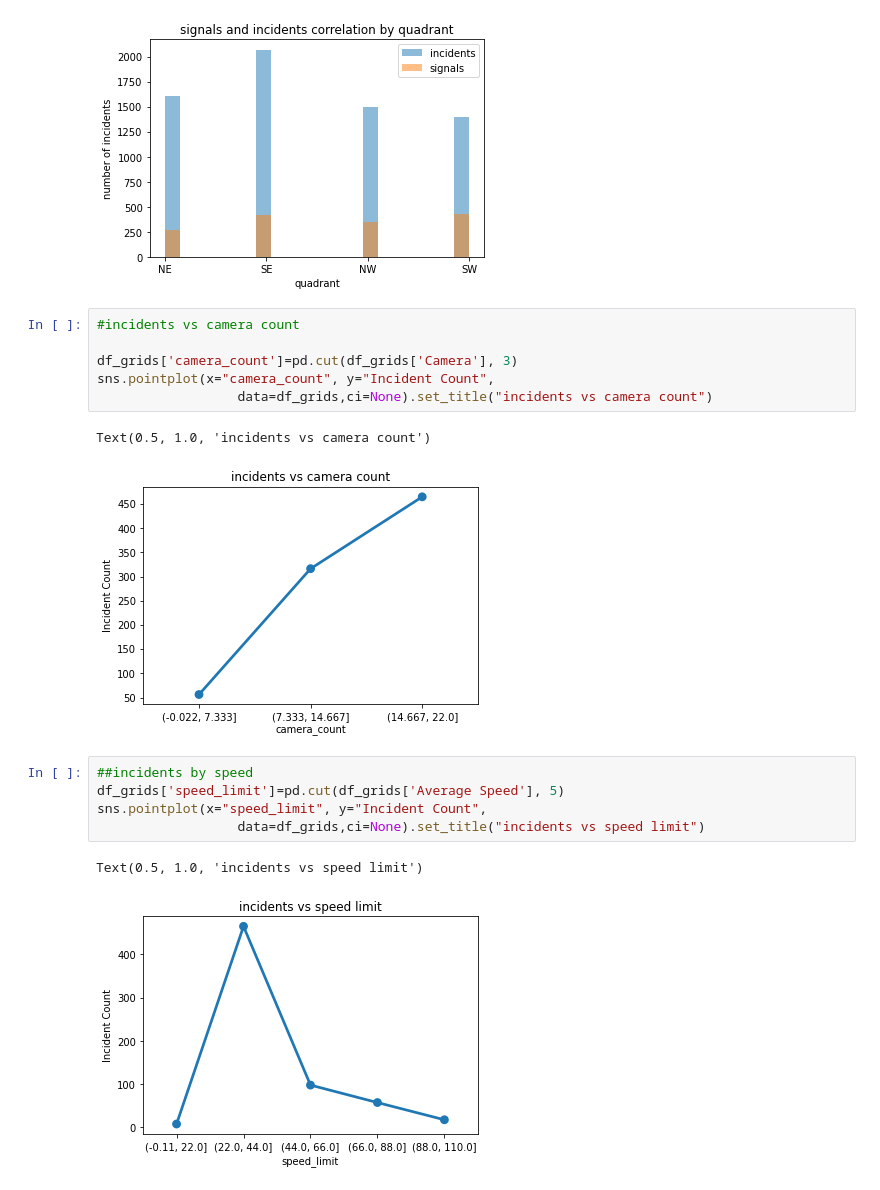
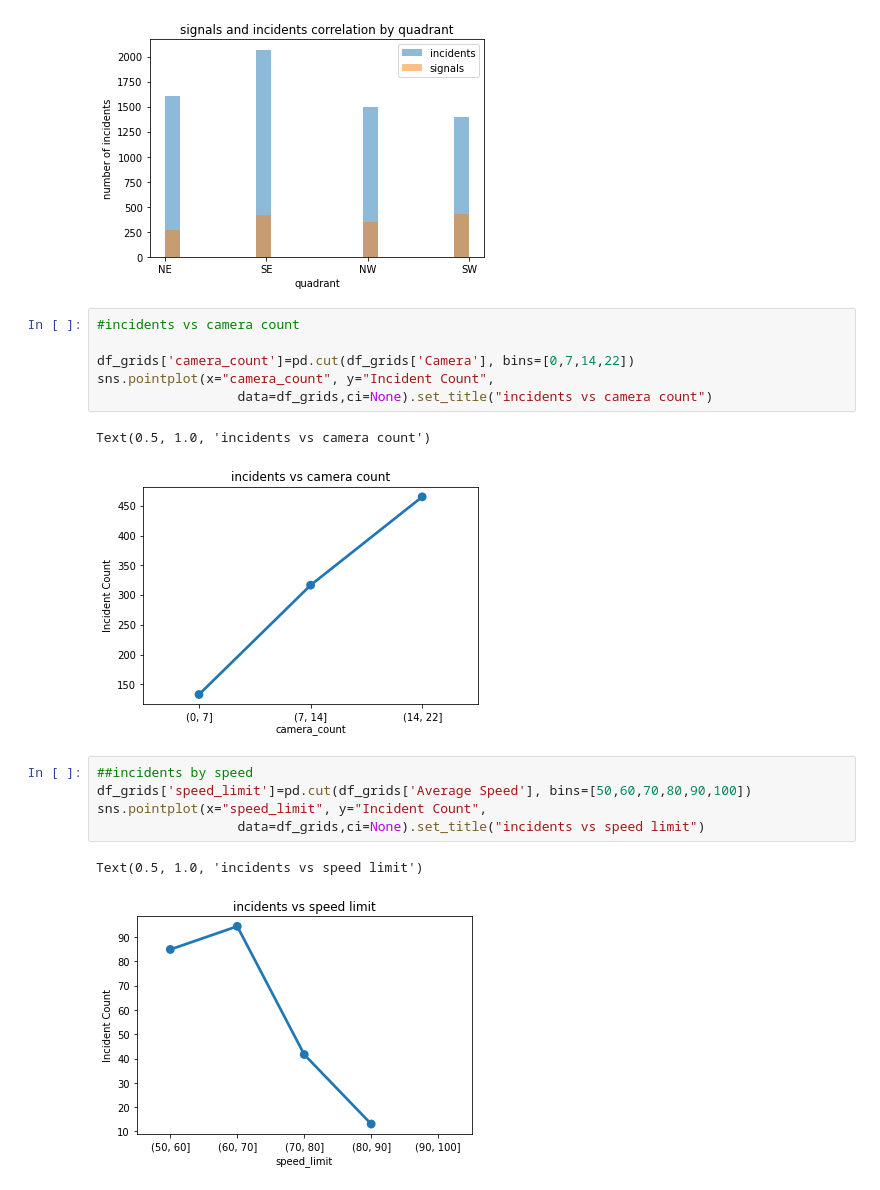
Before and after one commit to Karenzhang7717/ENSF592_YYC_Project, a Jupyter notebook: Phase II/Traffic incidents.ipynb, the cells around one changed output. Cells and saved outputs as stored; diff of their text form.

Commit message:
updated plots

```diff
--- a/Phase II/Traffic incidents.ipynb
+++ b/Phase II/Traffic incidents.ipynb
@@ -194,18 +194,18 @@ plt.show()
 # %%
 #incidents vs camera count
 
-df_grids['camera_count']=pd.cut(df_grids['Camera'], 3)
+df_grids['camera_count']=pd.cut(df_grids['Camera'], bins=[0,7,14,22])
 sns.pointplot(x="camera_count", y="Incident Count",
                   data=df_grids,ci=None).set_title("incidents vs camera count")
 # %% [output]
 Text(0.5, 1.0, 'incidents vs camera count')
-[figure, old version]
+[figure, new version]
 # %%
 ##incidents by speed
-df_grids['speed_limit']=pd.cut(df_grids['Average Speed'], 5)
+df_grids['speed_limit']=pd.cut(df_grids['Average Speed'], bins=[50,60,70,80,90,100])
 sns.pointplot(x="speed_limit", y="Incident Count",
                   data=df_grids,ci=None).set_title("incidents vs speed limit")
 # %% [output]
 Text(0.5, 1.0, 'incidents vs speed limit')
-[figure, old version]
+[figure, new version]
 # %%
```
Also changed, not shown: parts of 5 cells of this notebook.
